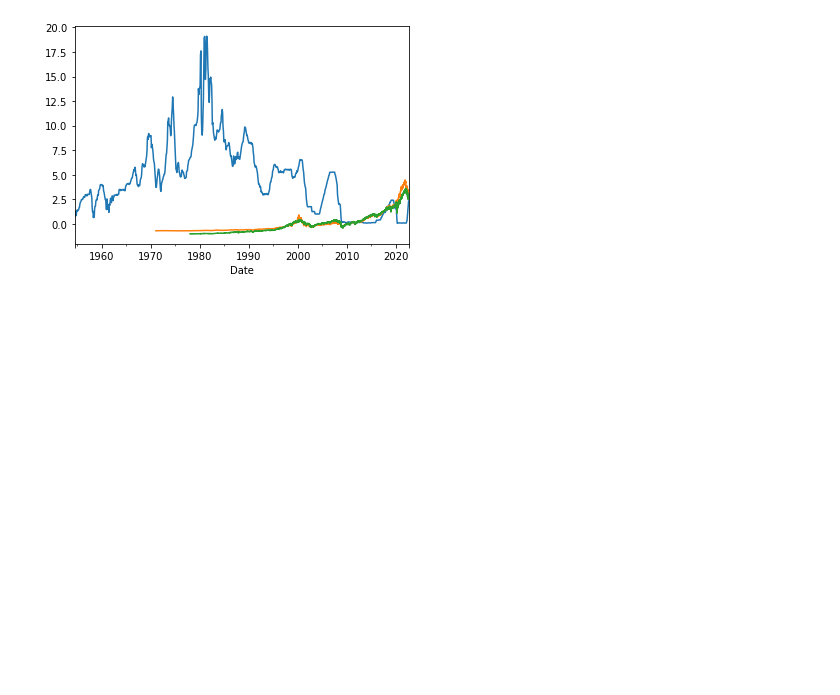
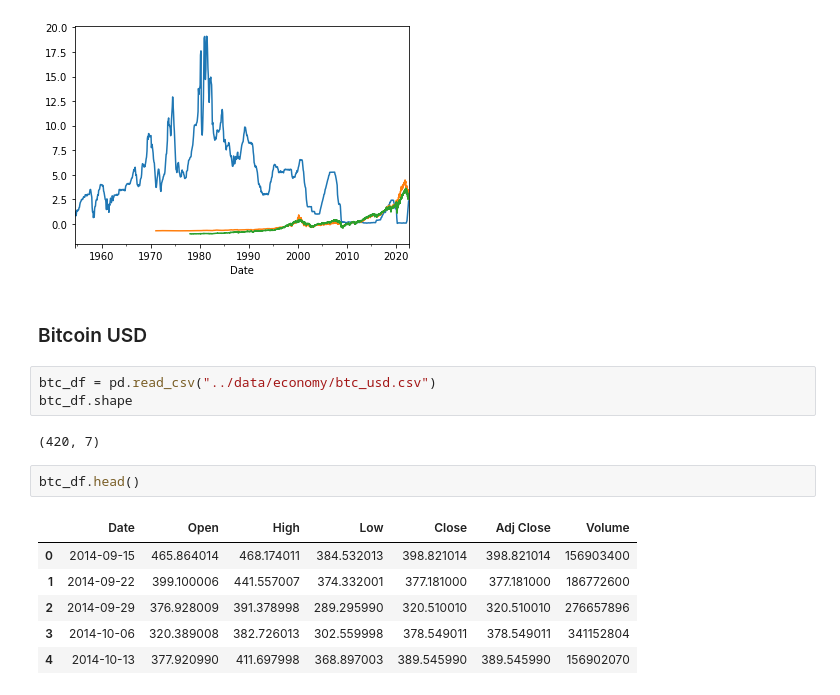
Before and after one commit to danhphan/gp_experiments, a Jupyter notebook: experiments/_data_preprocessing.ipynb, the cells around one changed output. Cells and saved outputs as stored; diff of their text form; blank space fills up the shorter version.

```diff
--- a/experiments/_data_preprocessing.ipynb
+++ b/experiments/_data_preprocessing.ipynb
@@ -100,3 +154,19 @@ sp5_df.set_index(pd.to_datetime(sp5_df.Date))["Price"].plot()
 # %% [output]
 <AxesSubplot:xlabel='Date'>
 [figure]
+# %% [markdown]
+### Bitcoin USD
+# %%
+btc_df = pd.read_csv("../data/economy/btc_usd.csv")
+btc_df.shape
+# %% [output]
+(420, 7)
+# %%
+btc_df.head()
+# %% [output]
+|  | Date | Open | High | Low | Close | Adj Close | Volume |
+| 0 | 2014-09-15 | 465.864014 | 468.174011 | 384.532013 | 398.821014 | 398.821014 | 156903400 |
+| 1 | 2014-09-22 | 399.100006 | 441.557007 | 374.332001 | 377.181000 | 377.181000 | 186772600 |
+| 2 | 2014-09-29 | 376.928009 | 391.378998 | 289.295990 | 320.510010 | 320.510010 | 276657896 |
+| 3 | 2014-10-06 | 320.389008 | 382.726013 | 302.559998 | 378.549011 | 378.549011 | 341152804 |
+| 4 | 2014-10-13 | 377.920990 | 411.697998 | 368.897003 | 389.545990 | 389.545990 | 156902070 |
```
Also changed, not shown: parts of 17 cells of this notebook.
